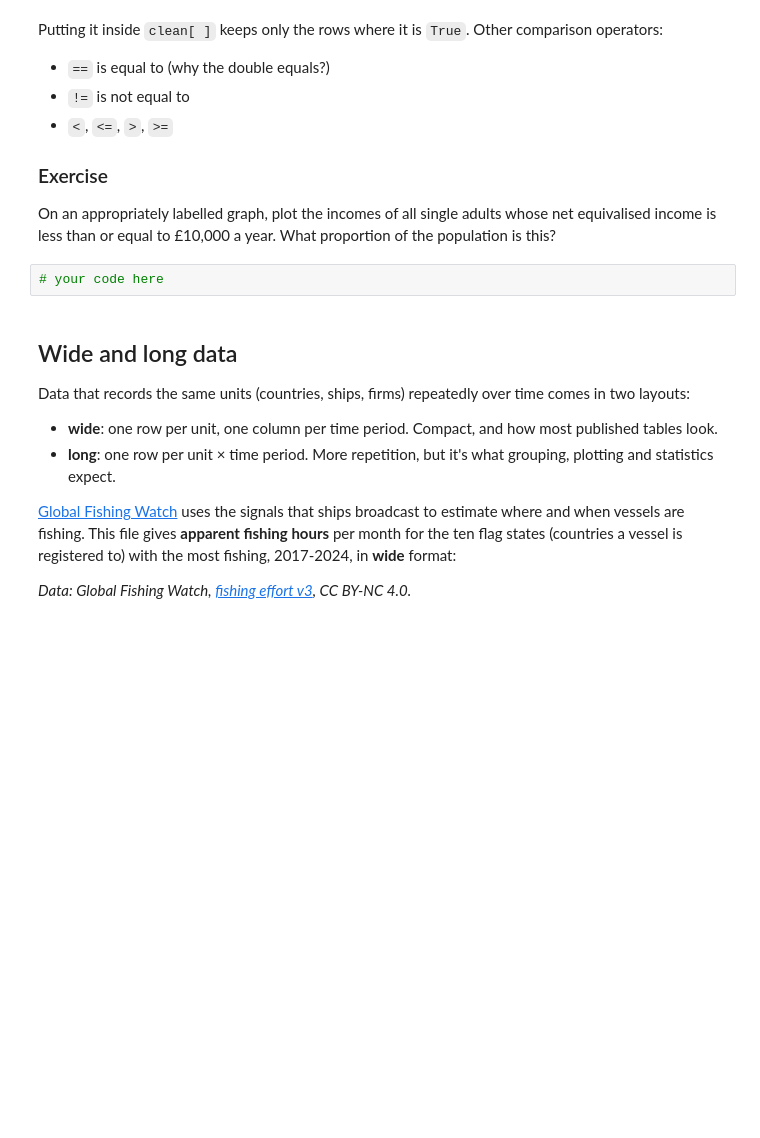
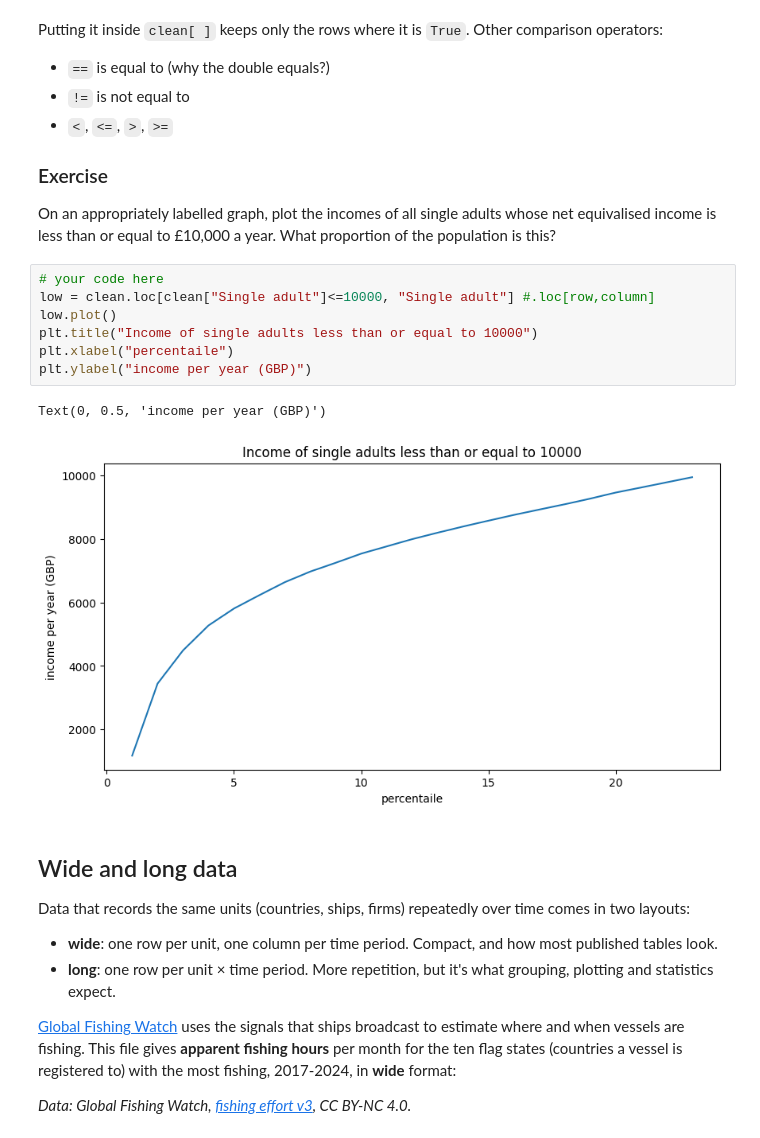
Before and after one commit to Louise043/qm2, a Jupyter notebook: notebooks/W02. Pandas.ipynb, the cells around one changed output. Saved outputs shown, nothing was run; the diff lists cells and outputs as text; blank space fills up the shorter version.

```diff
--- a/notebooks/W02. Pandas.ipynb
+++ b/notebooks/W02. Pandas.ipynb
@@ -287,6 +295,14 @@ Putting it inside `clean[ ]` keeps only the rows where it is `True`. Other compa
 On an appropriately labelled graph, plot the incomes of all single adults whose net equivalised income is less than or equal to £10,000 a year. What proportion of the population is this?
 # %%
 # your code here
+low = clean.loc[clean["Single adult"]<=10000, "Single adult"] #.loc[row,column]
+low.plot()
+plt.title("Income of single adults less than or equal to 10000")
+plt.xlabel("percentaile")
+plt.ylabel("income per year (GBP)")
+# %% [output]
+Text(0, 0.5, 'income per year (GBP)')
+[figure, added]
 # %% [markdown]
 ## Wide and long data
 
```
Also changed, not shown: parts of 10 cells of this notebook.
